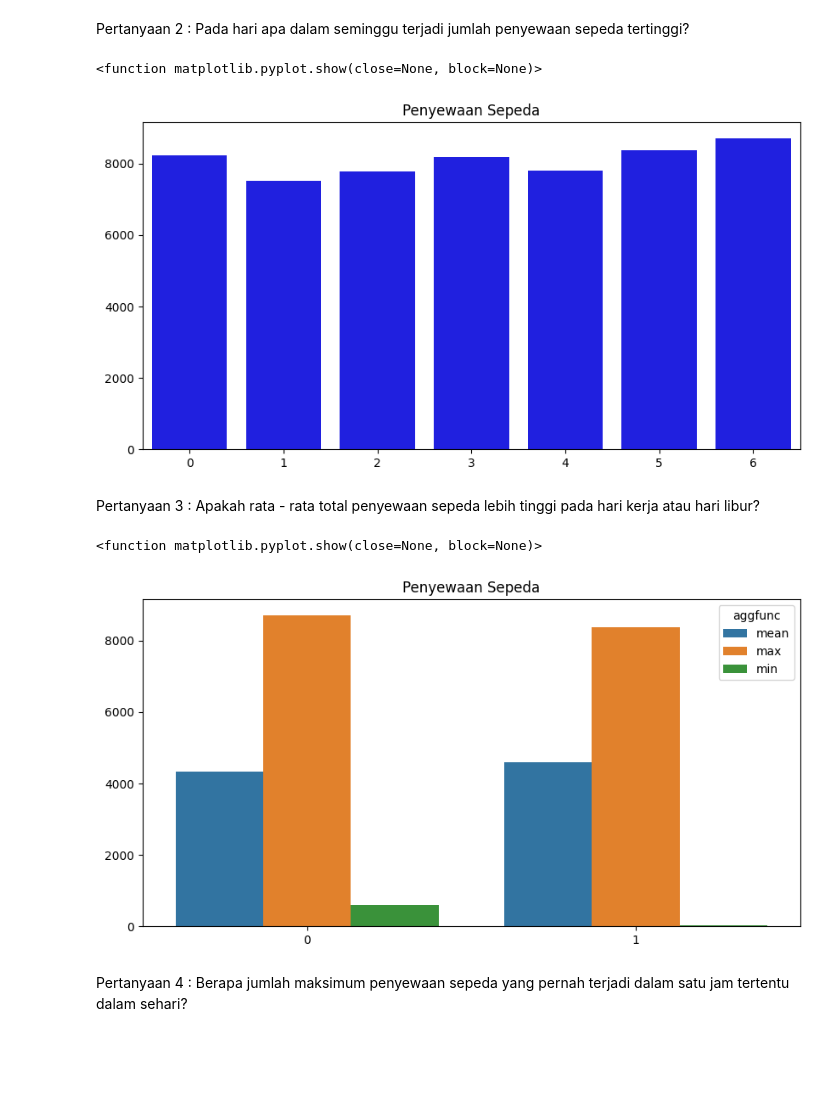
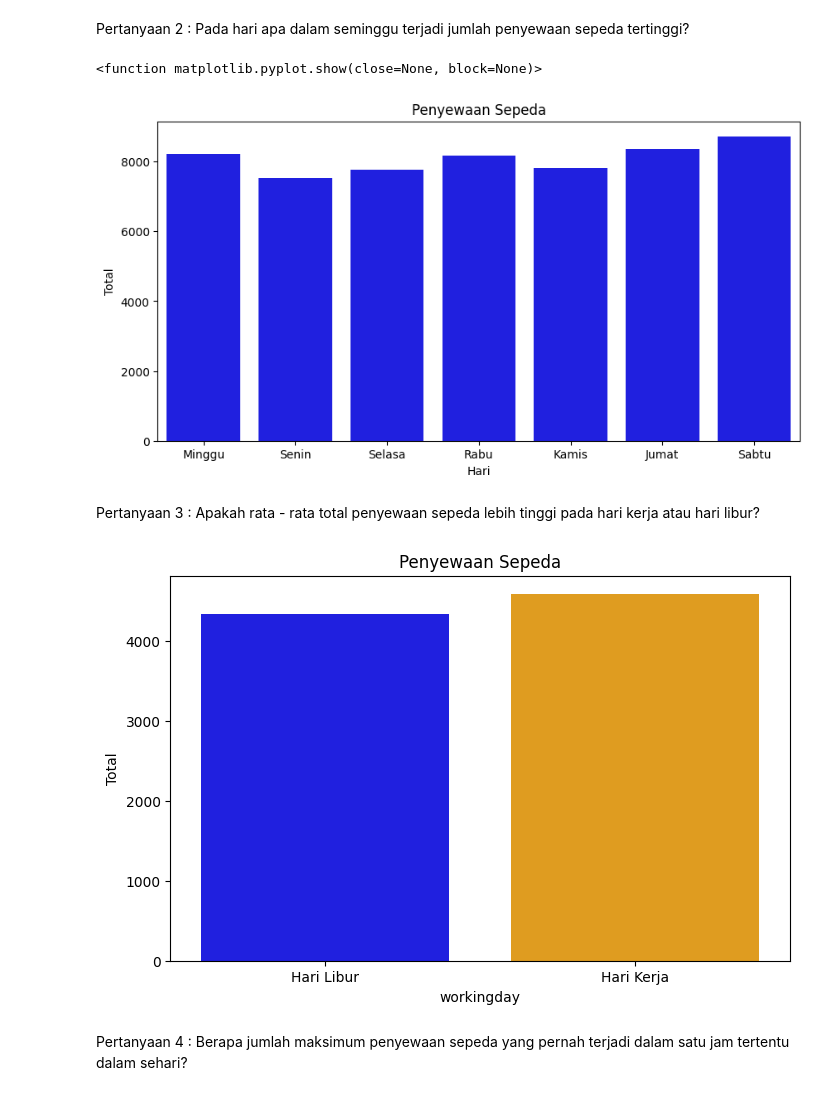
Before and after one commit to noelchrisdian/bike-sharing-analysis, a Jupyter notebook: Notebook.ipynb, the cells around one changed output. Cells and saved outputs as stored; diff of their text form; code cells hidden in the pictures; blank space fills up the shorter version.

```diff
--- a/Notebook.ipynb
+++ b/Notebook.ipynb
@@ -211,18 +277,26 @@ dtype: float64
 # %% [markdown]
 Pertanyaan 1 : Berapa rata rata total penyewaan sepeda setiap harinya dalam satu minggu?
 # %%
+daydf['weekday'] = daydf['weekday'].replace({0: 'Minggu', 1: 'Senin', 2: 'Selasa', 3: 'Rabu', 4: 'Kamis', 5: 'Jumat', 6: 'Sabtu'})
+
+day_order = ['Minggu', 'Senin', 'Selasa', 'Rabu', 'Kamis', 'Jumat', 'Sabtu']
+
+daydf['weekday'] = pd.Categorical(daydf['weekday'], categories=day_order, ordered=True)
+
 weekdayMean = daydf.pivot_table(
     index='weekday',
     values='total',
-    aggfunc='mean').reset_index().sort_values(by='total', ascending=False)
+    aggfunc='mean').reset_index().sort_values(by='weekday')
+
 
 plt.figure(figsize=(10, 5))
 sns.barplot(y='total',
             x= 'weekday',
             data=weekdayMean,
             color='blue')
+
 plt.title('Penyewaan Sepeda')
-plt.ylabel(None)
-plt.xlabel(None)
+plt.ylabel('Total')
+plt.xlabel('Hari')
 plt.show()
 # %% [output]
@@ -240,40 +314,40 @@ sns.barplot(y='total',
             x= 'weekday',
             data=weekdayMax.sort_values(by='total', ascending=True),
             color='blue')
+
 plt.title('Penyewaan Sepeda')
-plt.ylabel(None)
-plt.xlabel(None)
+plt.ylabel('Total')
+plt.xlabel('Hari')
 plt.show
 # %% [output]
 <function matplotlib.pyplot.show(close=None, block=None)>
-[figure, old version]
+[figure, new version]
 # %% [markdown]
 Pertanyaan 3 : Apakah rata - rata total penyewaan sepeda lebih tinggi pada hari kerja atau hari libur?
 # %%
 workingday = daydf.pivot_table(
     index='workingday',
     values='total',
-    aggfunc=['mean', 'max', 'min']).reset_index()
+    aggfunc='mean').reset_index()
 
-workingday.columns = ['workingday', 'mean', 'max', 'min']
-workingday = workingday.melt(id_vars='workingday',
-                             var_name='aggfunc',
-                             value_name='total')
+workingday['workingday'] = workingday['workingday'].replace({0: 'Hari Libur', 1: 'Hari Kerja'})
 
-plt.figure(figsize=(10, 5))
+plt.figure(figsize=(8, 5))
 sns.barplot(
     data=workingday,
+    x='workingday',
     y='total',
-    x='workingday',
-    hue='aggfunc',
-    errorbar=None)
+    hue='workingday',
+    palette={'Hari Libur': 'blue', 'Hari Kerja': 'orange'}
+)
+
 plt.title('Penyewaan Sepeda')
-plt.ylabel(None)
 plt.xlabel(None)
-plt.show
+plt.ylabel('Total')
+
+plt.show()
 # %% [output]
-<function matplotlib.pyplot.show(close=None, block=None)>
-[figure, old version]
+[figure, new version]
 # %% [markdown]
 Pertanyaan 4 : Berapa jumlah maksimum penyewaan sepeda yang pernah terjadi dalam satu jam tertentu dalam sehari?
 # %%
```
Also changed, not shown: parts of 15 cells of this notebook.
